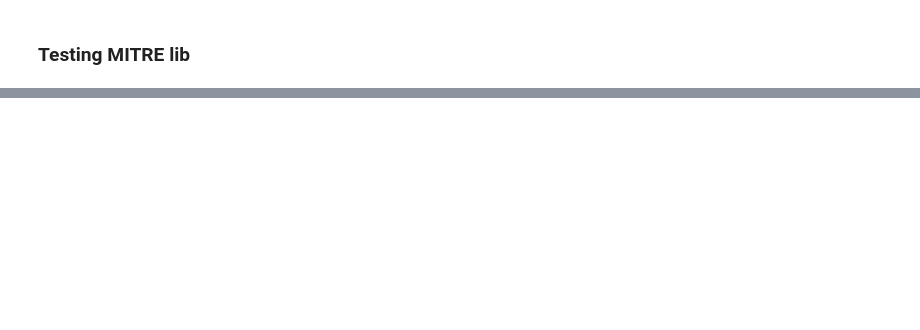
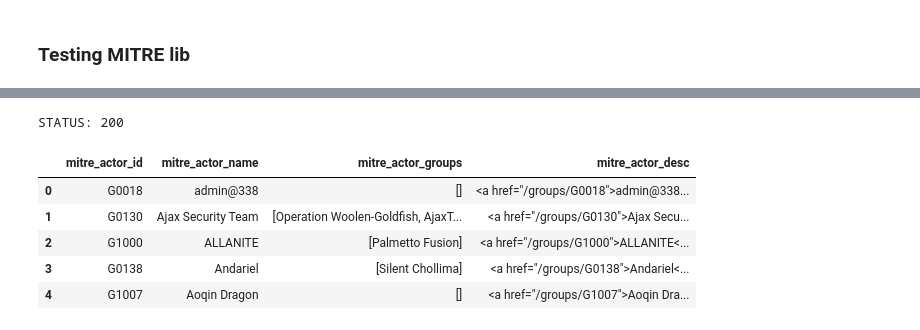
Before and after one commit to jjheals/mitre, a Jupyter notebook: test.ipynb, the cells around one changed output, grey strips where cells are left out. Cells and saved outputs as stored; diff of their text form; code cells hidden in the pictures; blank space fills up the shorter version.

```diff
--- a/test.ipynb
+++ b/test.ipynb
@@ -47,0 +22,63 @@ mitre.techniques_df.head()
+# %%
+import requests
+from bs4 import BeautifulSoup
+import re
+
+df = pd.DataFrame(columns=["mitre_actor_id", "mitre_actor_name", "mitre_actor_groups", "mitre_actor_desc"])
+URL = "https://attack.mitre.org/groups/"
+vals_to_remove = ["<td>","</td>"]
+div_class = "table"
+
+id_name_groups_pattern = r'<a[^>]*>(.*?)<\/a>'
+desc_pattern = r'<p>(.*?)<\/p>'
+df_rows = []
+
+page = requests.get(URL)
+
+print(f"STATUS: {page.status_code}")
+
+html_content = str(page.content)
+soup = BeautifulSoup(html_content, "html.parser")
+
+
+table = soup.find("table")
+
+rows = [str(s).split("\\n")[1:] for s in table.find_all("tr")]
+
+i=0
+for r in rows:
+    r = [s.strip() for s in r]
+    r = [str(s) for s in r if not s in vals_to_remove]
+    rows[i] = r
+    i+=1
+
+for r in rows[1:]:
+    this_df_row = []
+    try: this_df_row.append(re.search(id_name_groups_pattern, r[0]).group(1).strip())
+    except AttributeError: this_df_row.append([])
+
+    try: this_df_row.append(re.search(id_name_groups_pattern, r[1]).group(1).strip())
+    except AttributeError: this_df_row.append([])
+
+    if r[2]:
+        this_df_row.append([str(s).strip() for s in r[2].split(",")])
+    else: this_df_row.append([])
+
+    try: this_df_row.append(re.search(desc_pattern, r[3]).group(1).strip())
+    except AttributeError: this_df_row.append([])
+
+    df_rows.append(this_df_row)
+
+
+df = pd.DataFrame(df_rows, columns=["mitre_actor_id", "mitre_actor_name", "mitre_actor_groups", "mitre_actor_desc"])
+# %% [output]
+STATUS: 200
+# %%
+df.head()
+# %% [output]
+|  | mitre_actor_id | mitre_actor_name | mitre_actor_groups | mitre_actor_desc |
+| 0 | G0018 | admin@338 | [] | <a href="/groups/G0018">admin@338... |
+| 1 | G0130 | Ajax Security Team | [Operation Woolen-Goldfish, AjaxT... | <a href="/groups/G0130">Ajax Secu... |
+| 2 | G1000 | ALLANITE | [Palmetto Fusion] | <a href="/groups/G1000">ALLANITE<... |
+| 3 | G0138 | Andariel | [Silent Chollima] | <a href="/groups/G0138">Andariel<... |
+| 4 | G1007 | Aoqin Dragon | [] | <a href="/groups/G1007">Aoqin Dra... |
```
Also changed, not shown: parts of 5 cells of this notebook, 3 other files.
